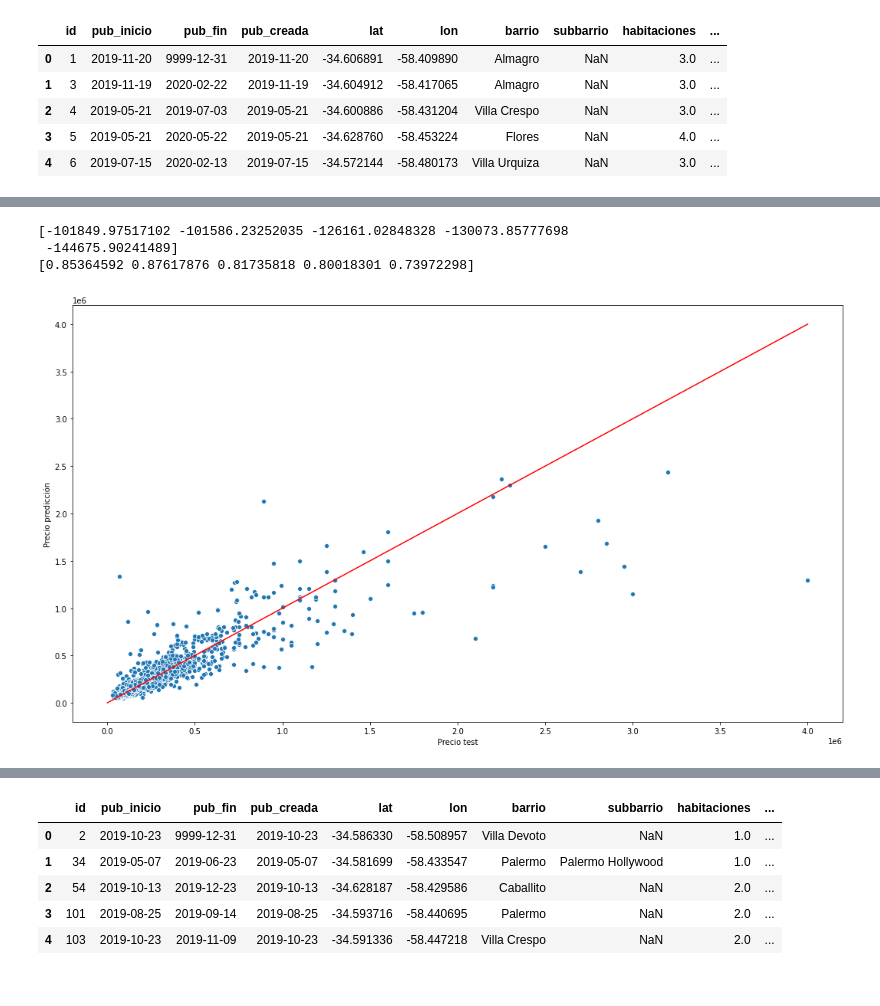
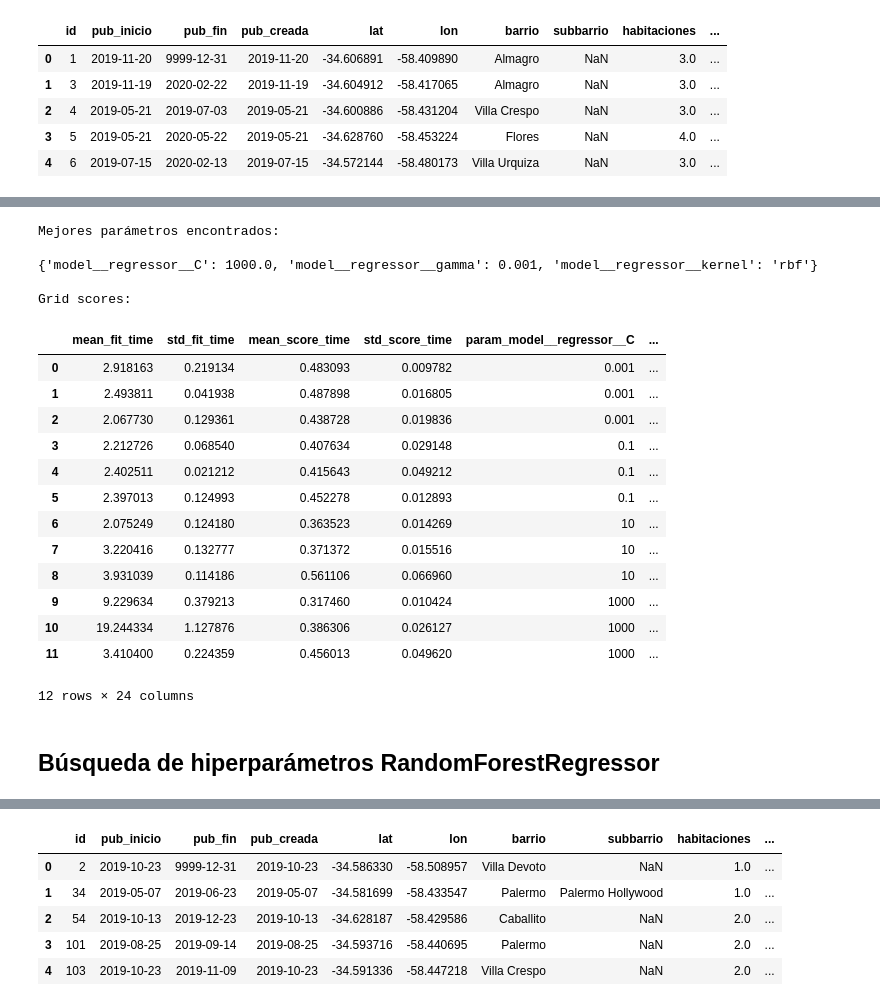
Before and after one commit to arielfaur/fmap-propiedades-kaggle, a Jupyter notebook: precio_propiedades_regresion.ipynb, the cells around one changed output, grey strips where cells are left out. Drawn from its saved outputs; the diff is of its cells as text; code cells hidden in the pictures.

```diff
--- a/precio_propiedades_regresion.ipynb
+++ b/precio_propiedades_regresion.ipynb
@@ -58,6 +58,15 @@ def split_data(df: pd.DataFrame, test_size = 0.05):
     X_train, X_test, y_train, y_test = train_test_split(X, y, test_size = test_size, random_state=5)
     return X_train, X_test, y_train, y_test
 
+def get_sample(X: pd.DataFrame, y: pd.DataFrame, sample_size = 0.1):
+    size = round(len(X)*sample_size)
+
+    idx = np.arange(0, len(X))
+    rand_idx = np.random.choice(idx, size, replace=False)
+
+    X_sample = X.iloc[rand_idx]
+    y_sample = y.iloc[rand_idx]
+    return X_sample, y_sample
 
 ## Preprocesamiento de los features: imputación, estandarización, one-hot encoding
 def make_transformer_pipeline():
@@ -85,27 +94,22 @@ def make_transformer_pipeline():
 ## Crear modelo RandomForestRegressor
 def create_train_rgr_model(df: pd.DataFrame):
     transformer = make_transformer_pipeline()
-    rfr = RandomForestRegressor(n_estimators=100, random_state = 5)
 
-    pipeline = make_pipeline(transformer, rfr)
-    model = TransformedTargetRegressor(regressor=pipeline, transformer=StandardScaler())
-
-    return model
+    pipeline = Pipeline([
+        ('preprocessing', transformer),
+        ('model', TransformedTargetRegressor(RandomForestRegressor(random_state=5), transformer=StandardScaler()))
+    ])
+    return pipeline
 
 ## Crear modelo SVR
 def create_train_svr_model(df: pd.DataFrame):
     transformer = make_transformer_pipeline()
 
-    #svr = SVR()
-    # pipeline = make_pipeline(transformer, svr)
-    # model = TransformedTargetRegressor(regressor=pipeline, transformer=StandardScaler())
-    # return model
-
-    model_pipe = Pipeline([
+    pipeline = Pipeline([
         ('preprocessing', transformer),
         ('model', TransformedTargetRegressor(SVR(cache_size=1000), transformer=StandardScaler()))
     ])
-    return model_pipe
+    return pipeline
 
 ## Crear modelo LinearRegression
 def create_train_lr_model(df: pd.DataFrame):
@@ -127,7 +131,7 @@ def plot_test_predictions(y_test, y_pred):
     y_plot = x_plot
     plt.plot(x_plot, y_plot, color='r')
 # %%
-df_train = pd.read_excel('https://github.com/arielfaur/prediccion-precio-propiedades-fmap-2020/raw/master/propiedades_entrenamiento.xlsx')
+df_train = pd.read_excel('propiedades_entrenamiento.xlsx')
 df_train.head()
 # %% [output]
 |  | id | pub_inicio | pub_fin | pub_creada | lat | lon | barrio | subbarrio | habitaciones | ... |
@@ -147,3 +149,7 @@ X_train, X_test, y_train, y_test = split_data(df_train)
+# %%
+# Tomamos muestra para el grid search (búsqueda de hiperparámetros óptimos)
+X_train_sample, y_train_sample = get_sample(X_train, y_train, sample_size=0.2)
+X_train_sample.shape, y_train_sample.shape
 # %%
 # Entrenar modelo SVR con búsqueda de hiperparámetros
 tuned_parameters = [{'model__regressor__kernel': ['rbf'],
@@ -159,22 +183,30 @@ model.fit(X_train, y_train)
 # %%
-Noprint("Mejores parámetros encontrados:")
+print("Mejores parámetros encontrados:")
 print()
 print(model.best_params_)
 print()
 print("Grid scores:")
-print(model.cv_results_)
+df_scores=pd.DataFrame(data=model.cv_results_)
+df_scores
+# %% [output]
+Mejores parámetros encontrados:
+
+{'model__regressor__C': 1000.0, 'model__regressor__gamma': 0.001, 'model__regressor__kernel': 'rbf'}
+
+Grid scores:
+|  | mean_fit_time | std_fit_time | mean_score_time | std_score_time | param_model__regressor__C | ... |
+| 0 | 2.918163 | 0.219134 | 0.483093 | 0.009782 | 0.001 | ... |
+| 1 | 2.493811 | 0.041938 | 0.487898 | 0.016805 | 0.001 | ... |
+| 2 | 2.067730 | 0.129361 | 0.438728 | 0.019836 | 0.001 | ... |
+| 3 | 2.212726 | 0.068540 | 0.407634 | 0.029148 | 0.1 | ... |
+| 4 | 2.402511 | 0.021212 | 0.415643 | 0.049212 | 0.1 | ... |
+| 5 | 2.397013 | 0.124993 | 0.452278 | 0.012893 | 0.1 | ... |
+| 6 | 2.075249 | 0.124180 | 0.363523 | 0.014269 | 10 | ... |
+| 7 | 3.220416 | 0.132777 | 0.371372 | 0.015516 | 10 | ... |
+| 8 | 3.931039 | 0.114186 | 0.561106 | 0.066960 | 10 | ... |
+| 9 | 9.229634 | 0.379213 | 0.317460 | 0.010424 | 1000 | ... |
+| 10 | 19.244334 | 1.127876 | 0.386306 | 0.026127 | 1000 | ... |
+| 11 | 3.410400 | 0.224359 | 0.456013 | 0.049620 | 1000 | ... |
+12 rows × 24 columns
-# %%
-model = create_train_rgr_model(df_train)
-scores = cross_validate(model, X_train, y_train, cv=5, scoring=('r2', 'neg_root_mean_squared_error'))
-
-print(scores['test_neg_root_mean_squared_error'])
-print(scores['test_r2'])
-# %% [output]
-[-101849.97517102 -101586.23252035 -126161.02848328 -130073.85777698
- -144675.90241489]
-[0.85364592 0.87617876 0.81735818 0.80018301 0.73972298]
-# %%
-y_pred = cross_val_predict(model, X_test, y_test, cv=5)
-plot_test_predictions(y_test, y_pred)
-# %% [output]
-[figure, removed]
+# %% [markdown]
+## Búsqueda de hiperparámetros RandomForestRegressor
```
Also changed, not shown: parts of 11 cells of this notebook.
